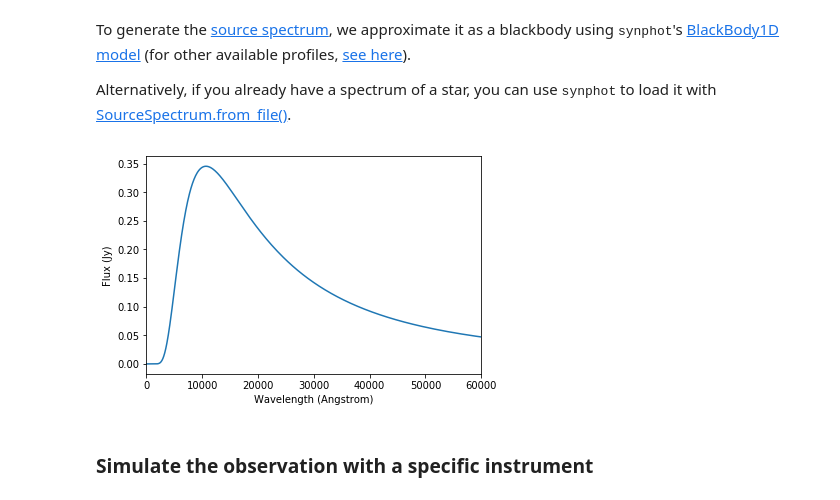
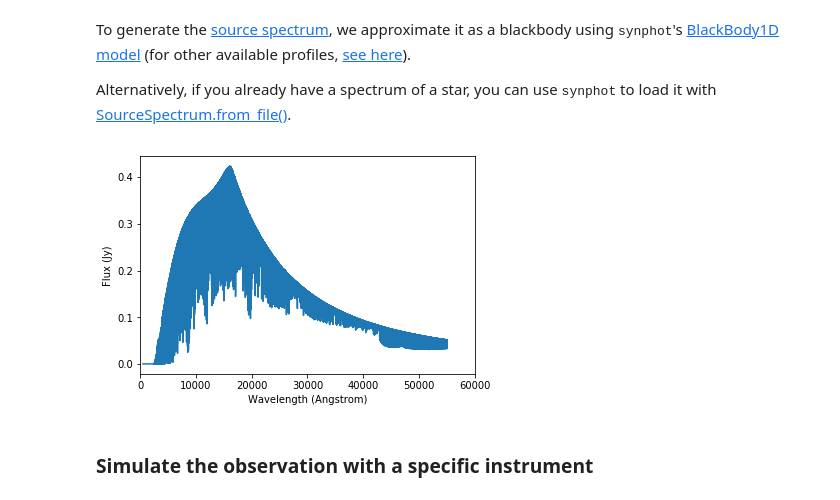
Before and after one commit to spacetelescope/synphot_refactor, a Jupyter notebook: tutorials/observing_examples.ipynb, the cells around one changed output. Saved outputs shown, nothing was run; the diff lists cells and outputs as text; code cells hidden in the pictures.

Commit message:
Changed model for hatp11 from blackbody to spectrum

```diff
--- a/tutorials/observing_examples.ipynb
+++ b/tutorials/observing_examples.ipynb
@@ -15,20 +16,17 @@ from synphot.spectrum import SourceSpectrum
 # %%
 T_eff = 4780  # temperature of hatp11[K], Bakos et al. 2010
 
-# Use synphot.models and synphot.spectrum module to generate a blackbody spectrum
-photlam_hatp11 = SourceSpectrum(BlackBody1D, temperature=T_eff)
-
-# # Used the phoenix module in aesop.py to generate a model spectrum for T_eff = 4780
-# photlam_hatp11 = SourceSpectrum.from_file('phoenix_model_spectrum.dat', flux_unit = u.erg / u.s / (u.cm ** 3))
+# Used the phoenix module in aesop.py to generate a model spectrum for T_eff = 4780
+photlam_hatp11 = SourceSpectrum.from_file('phoenix_model_spectrum.dat', flux_unit = u.erg / u.s / u.cm ** 2 / u.cm)
 
 # Compute the flux at Earth from the luminosity
 R = 0.683 * u.R_sun  # radius in solar units, Deming et al. 2011
 d = 123 * u.lyr # distance to HATP11 in light years from Gaia parallax
-photlam_hatp11 = photlam_hatp11 * float(R / d) ** 2
+photlam_hatp11 = photlam_hatp11 * float(R / d) ** 2 / np.pi
 
 photlam_hatp11.plot(flux_unit='Jy', left=0, right=60000)
 # %% [output]
-[figure, old version]
+[figure, new version]
 # %% [markdown]
 ### Simulate the observation with a specific instrument
 # %% [markdown]
```
Also changed, not shown: parts of 5 cells of this notebook, 1 other file.
